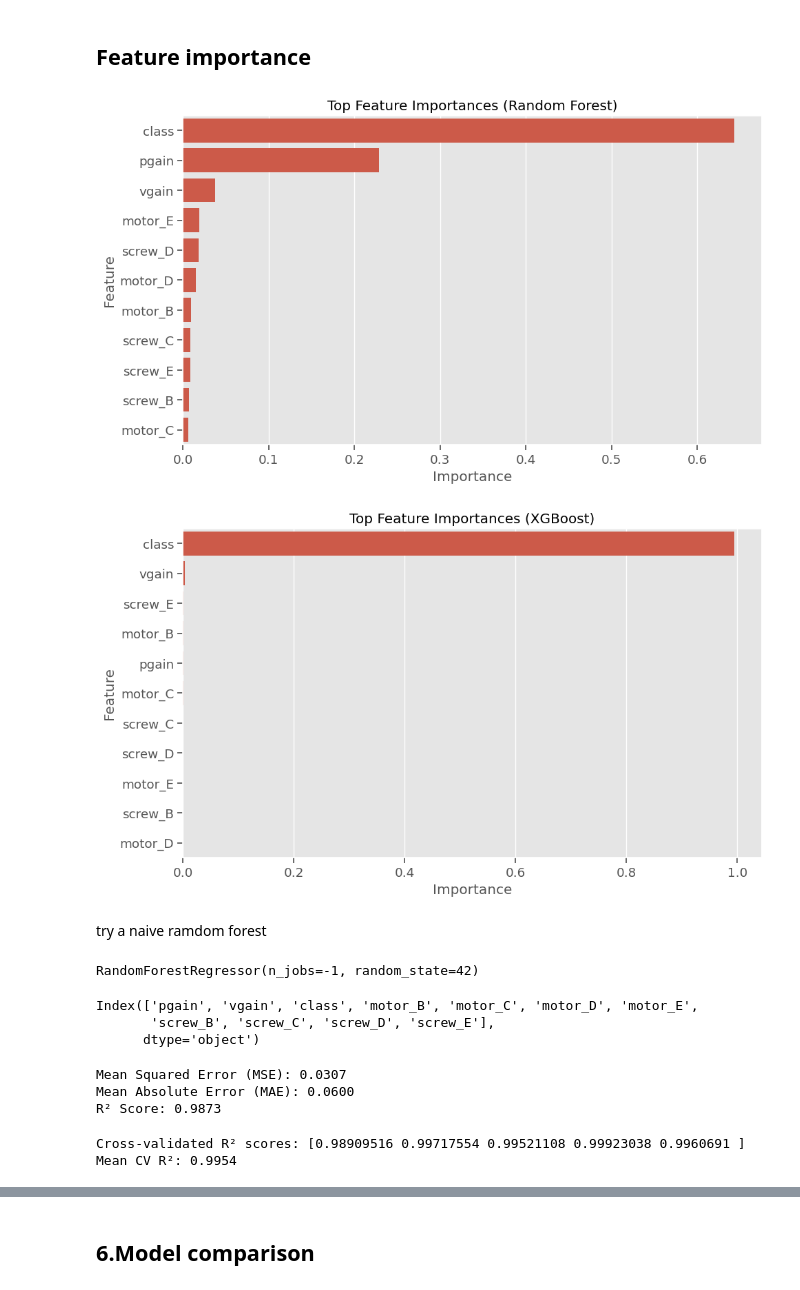
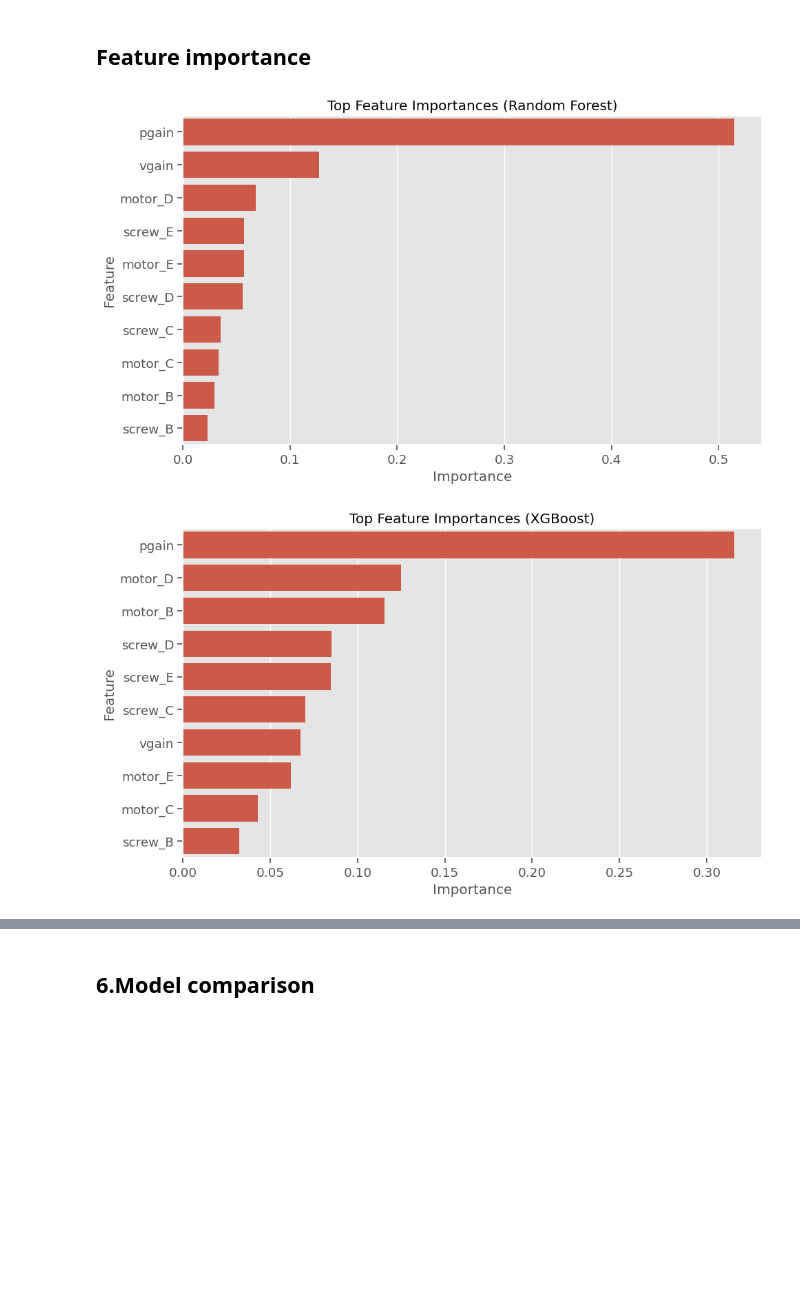
Before and after one commit to YXlh-64/ML-Workflow-Notebooks, a Jupyter notebook: regression/svr.ipynb, the cells around one changed output, grey strips where cells are left out. Drawn from its saved outputs; the diff is of its cells as text; code cells hidden in the pictures; blank space fills up the shorter version.

Commit message:
fixed the training

```diff
--- a/regression/svr.ipynb
+++ b/regression/svr.ipynb
@@ -166,9 +166,9 @@ dataset_encoded
 | 166 | 6 | 5 | 0.806255 | False | False | False | False | False | False | False | False |
 167 rows × 11 columns
 # %%
-X = dataset_encoded
-y = df['class']
-BX_train, BX_test, _, _ = train_test_split(X, y, test_size=0.2, random_state=42)
+BX = dataset_encoded.drop(columns=['class'])
+by = df['class']
+BX_train, BX_test, _, _ = train_test_split(BX, by, test_size=0.2, random_state=42)
 # %%
 X_train, X_test, y_train, y_test = train_test_split(X, y, test_size=0.2, random_state=42)
 
@@ -800,7 +799,7 @@ evaluate_model(y_test, y_pred_xgb, "XGBoost")
 ## Feature importance
 # %%
 importances = best_rf.feature_importances_
-feature_names = X.columns
+feature_names = BX.columns
 feat_imp_df = pd.DataFrame({
     "Feature": feature_names,
     "Importance": importances
@@ -812,63 +811,19 @@ plt.title("Top Feature Importances (Random Forest)")
 plt.tight_layout()
 plt.show()
 # %% [output]
-[figure, old version]
+[figure, new version]
 # %%
 importances = best_xgb.feature_importances_
-feature_names = X.columns
+feature_names = BX.columns
 feat_imp_df = pd.DataFrame({
     "Feature": feature_names,
     "Importance": importances
 }).sort_values(by="Importance", ascending=False)
 
 plt.figure(figsize=(10, 6))
 sns.barplot(x="Importance", y="Feature", data=feat_imp_df.head(20))  # Top 20 features
 plt.title("Top Feature Importances (XGBoost)")
 plt.tight_layout()
 plt.show()
 # %% [output]
-[figure, old version]
+[figure, new version]
-# %% [markdown]
-try a naive ramdom forest
-# %%
-from sklearn.metrics import mean_squared_error, mean_absolute_error, r2_score
-
-
-model = RandomForestRegressor(
-    n_estimators=100,  # Number of trees
-    max_depth=None,    # Let the trees expand fully
-    random_state=42,
-    n_jobs=-1          # Use all cores
-)
-model.fit(BX_train, y_train)
-# %% [output]
-RandomForestRegressor(n_jobs=-1, random_state=42)
-# %%
-BX_train.columns
-# %% [output]
-Index(['pgain', 'vgain', 'class', 'motor_B', 'motor_C', 'motor_D', 'motor_E',
-       'screw_B', 'screw_C', 'screw_D', 'screw_E'],
-      dtype='object')
-# %%
-y_pred = model.predict(X_test)
-
-mse = mean_squared_error(y_test, y_pred)
-mae = mean_absolute_error(y_test, y_pred)
-r2 = r2_score(y_test, y_pred)
-
-print(f"Mean Squared Error (MSE): {mse:.4f}")
-print(f"Mean Absolute Error (MAE): {mae:.4f}")
-print(f"R² Score: {r2:.4f}")
-# %% [output]
-Mean Squared Error (MSE): 0.0307
-Mean Absolute Error (MAE): 0.0600
-R² Score: 0.9873
-# %%
-from sklearn.model_selection import train_test_split, cross_val_score
-
-cv_scores = cross_val_score(model, X, y, cv=5, scoring='r2', n_jobs=-1)
-print(f"Cross-validated R² scores: {cv_scores}")
-print(f"Mean CV R²: {cv_scores.mean():.4f}")
-# %% [output]
-Cross-validated R² scores: [0.98909516 0.99717554 0.99521108 0.99923038 0.9960691 ]
-Mean CV R²: 0.9954
```
Also changed, not shown: parts of 8 cells of this notebook.
